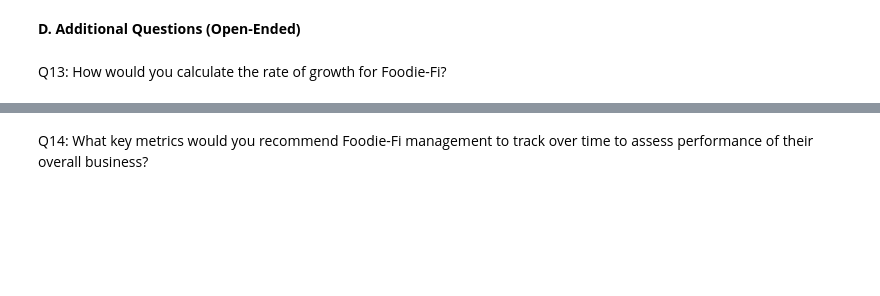
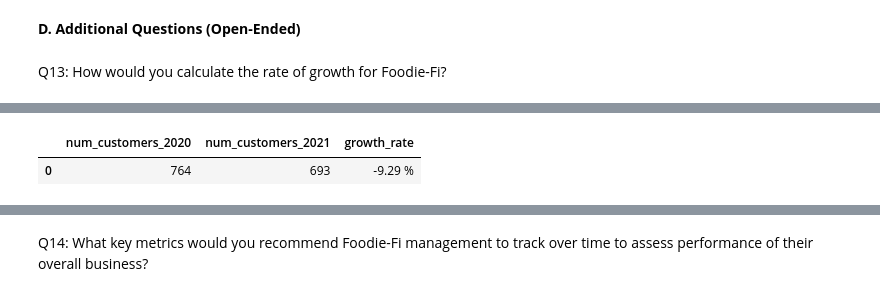
Before and after one commit to 20100215/8_Week_SQL_Challenge, a Jupyter notebook: Week 3 (Foodie-Fi)/week3.ipynb, the cells around one changed output, grey strips where cells are left out. Cells and saved outputs as stored; diff of their text form; code cells hidden in the pictures; blank space fills up the shorter version.

```diff
--- a/Week 3 (Foodie-Fi)/week3.ipynb
+++ b/Week 3 (Foodie-Fi)/week3.ipynb
@@ -569,0 +667,37 @@ Q13: How would you calculate the rate of growth for Foodie-Fi?
+# %%
+# Active customers (not churned)
+query('''
+    WITH customers_2020 AS(
+        SELECT COUNT(*) AS num_customers_2020 FROM (
+            SELECT DISTINCT customer_id
+            FROM subscriptions
+            WHERE strftime('%Y', start_date) = '2020'
+            EXCEPT
+            SELECT DISTINCT customer_id
+            FROM subscriptions
+            WHERE strftime('%Y', start_date) = '2020'
+            AND plan_id = 4
+        )
+    ),
+    customers_2021 AS(
+        SELECT COUNT(*) AS num_customers_2021 FROM (
+            SELECT DISTINCT customer_id
+            FROM subscriptions
+            EXCEPT
+            SELECT DISTINCT customer_id
+            FROM subscriptions
+            WHERE plan_id = 4
+        )
+    )
+    SELECT
+        num_customers_2020,
+        num_customers_2021,
+        ROUND(100 *
+            (num_customers_2021 - num_customers_2020) / CAST(num_customers_2020 AS FLOAT)
+        ,2) || ' %' AS growth_rate
+    FROM
+        customers_2020, customers_2021
+''')
+# %% [output]
+|  | num_customers_2020 | num_customers_2021 | growth_rate |
+| 0 | 764 | 693 | -9.29 % |
```
Also changed, not shown: parts of 15 cells of this notebook.
